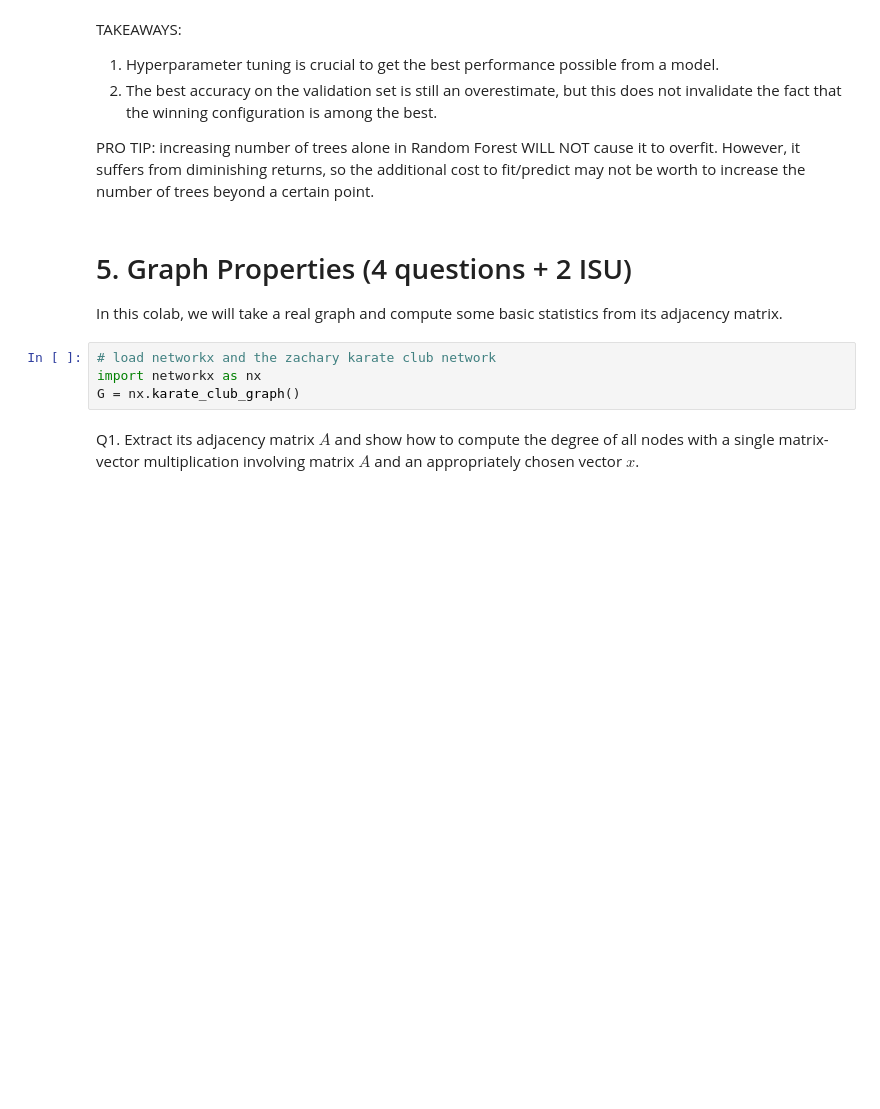
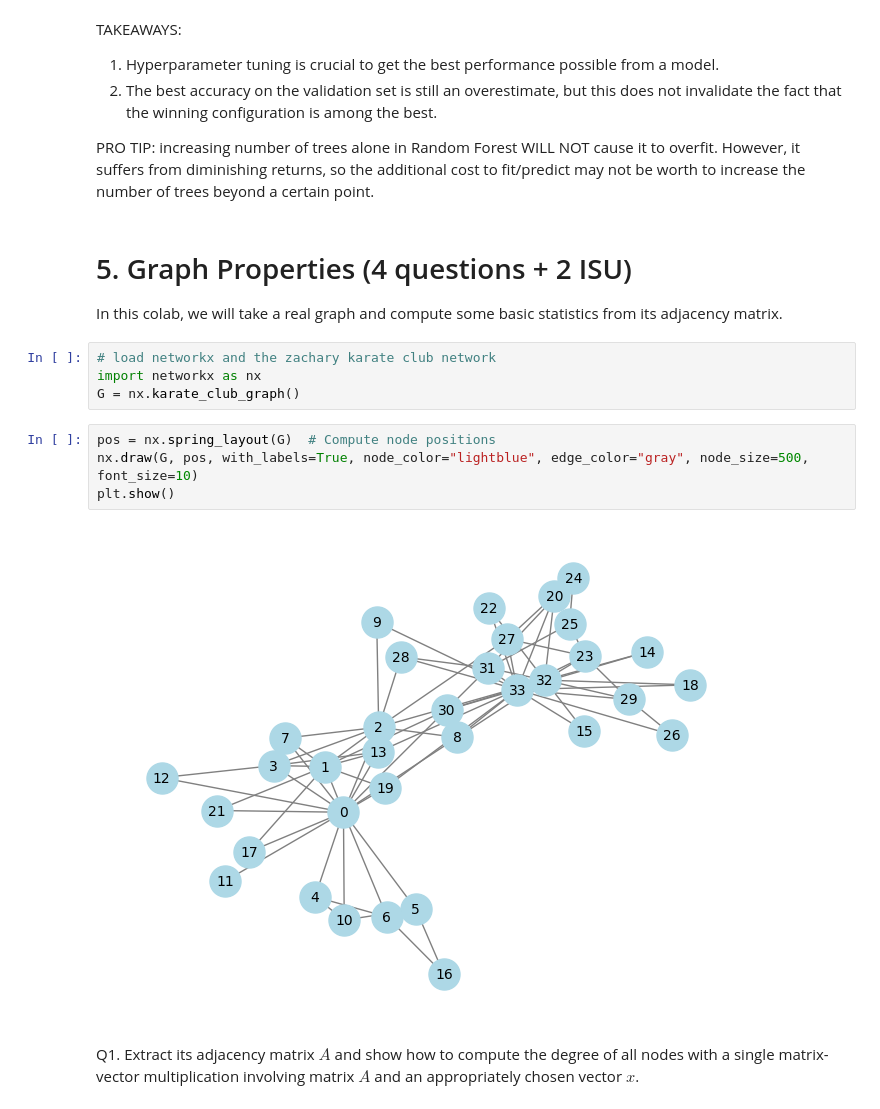
Before and after one commit to PhongCT1105/GraphML, a Jupyter notebook: Colab1/CS4099_Colab_1.ipynb, the cells around one changed output. Drawn from its saved outputs; the diff is of its cells as text; blank space fills up the shorter version.

Commit message:
Almost done graph

```diff
--- a/Colab1/CS4099_Colab_1.ipynb
+++ b/Colab1/CS4099_Colab_1.ipynb
@@ -635,6 +639,12 @@ In this colab, we will take a real graph and compute some basic statistics from
 # load networkx and the zachary karate club network
 import networkx as nx
 G = nx.karate_club_graph()
+# %%
+pos = nx.spring_layout(G)  # Compute node positions
+nx.draw(G, pos, with_labels=True, node_color="lightblue", edge_color="gray", node_size=500, font_size=10)
+plt.show()
+# %% [output]
+[figure, added]
 # %% [markdown]
 Q1. Extract its adjacency matrix $A$ and show how to compute the degree of all nodes with a single matrix-vector multiplication involving matrix $A$ and an appropriately chosen vector $x$.
 # %%
```
Also changed, not shown: parts of 6 cells of this notebook.
